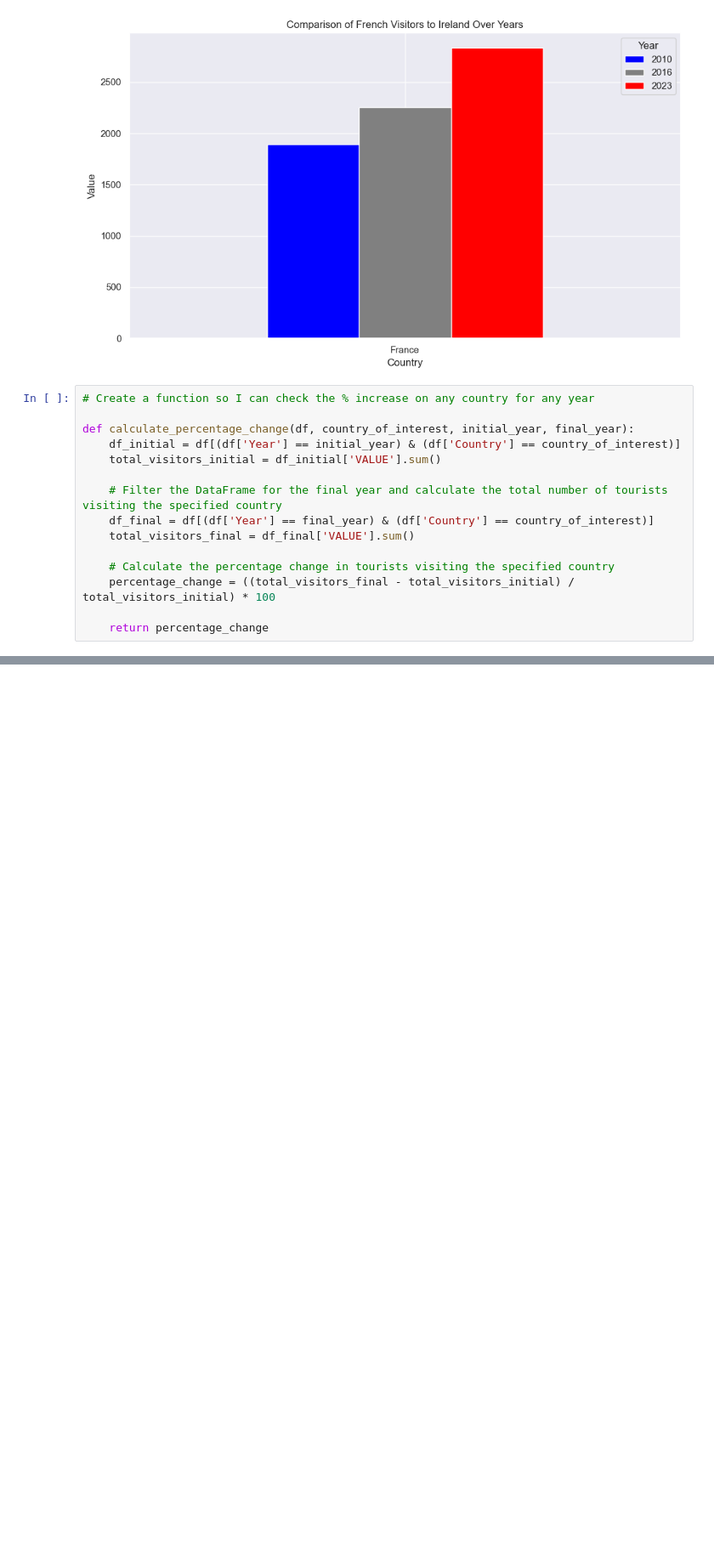
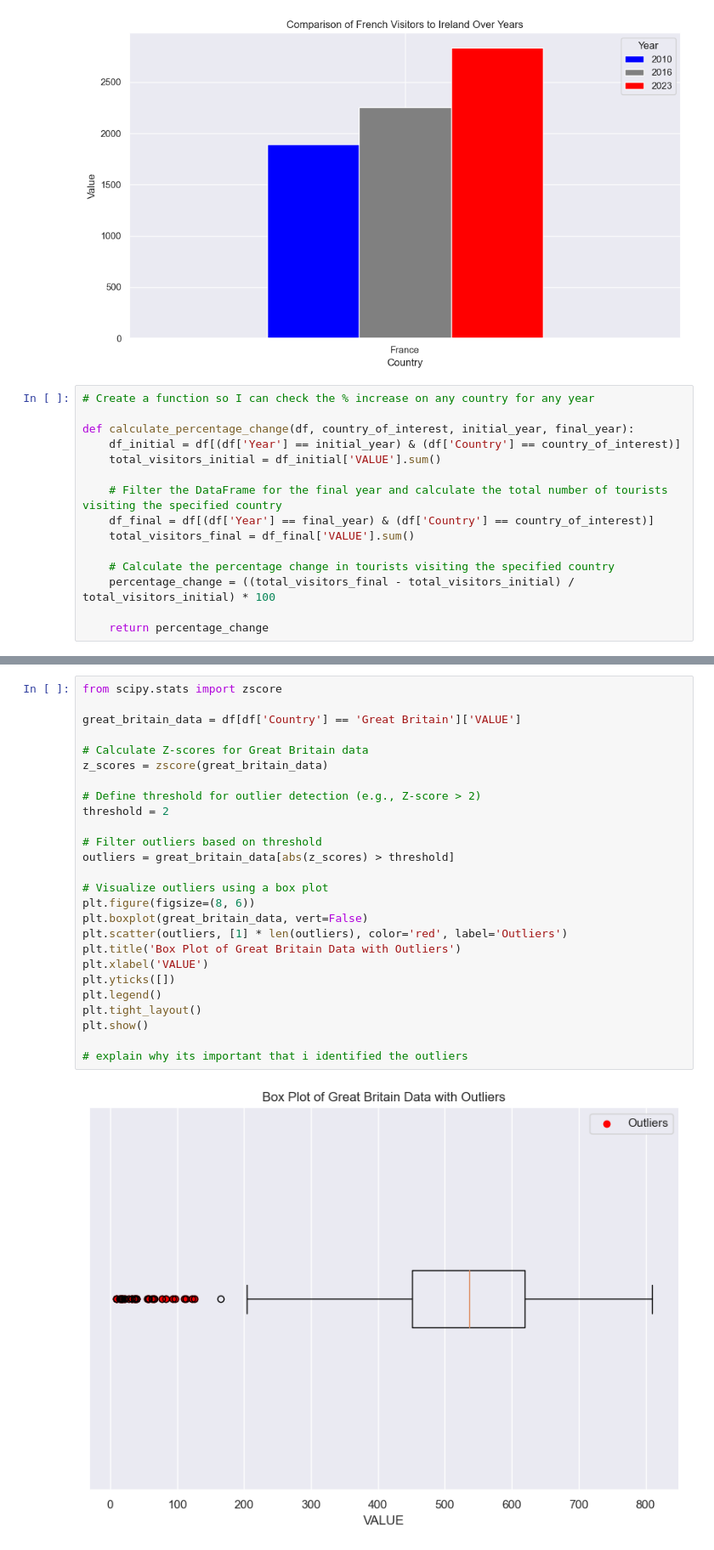
Before and after one commit to CoreyLouiseHughes/CA1_Tourism_CoreyHughes, a Jupyter notebook: Tourism_CA1.ipynb, the cells around one changed output, grey strips where cells are left out. Shown at 85% size. Drawn from its saved outputs; the diff is of its cells as text; blank space fills up the shorter version.

```diff
--- a/Tourism_CA1.ipynb
+++ b/Tourism_CA1.ipynb
@@ -493,0 +580,28 @@ Percentage change in tourists visiting United States from 2016 to 2023: 32.18%
+# %%
+from scipy.stats import zscore
+
+great_britain_data = df[df['Country'] == 'Great Britain']['VALUE']
+
+# Calculate Z-scores for Great Britain data
+z_scores = zscore(great_britain_data)
+
+# Define threshold for outlier detection (e.g., Z-score > 2)
+threshold = 2
+
+# Filter outliers based on threshold
+outliers = great_britain_data[abs(z_scores) > threshold]
+
+# Visualize outliers using a box plot
+plt.figure(figsize=(8, 6))
+plt.boxplot(great_britain_data, vert=False)
+plt.scatter(outliers, [1] * len(outliers), color='red', label='Outliers')
+plt.title('Box Plot of Great Britain Data with Outliers')
+plt.xlabel('VALUE')
+plt.yticks([])
+plt.legend()
+plt.tight_layout()
+plt.show()
+
+# explain why its important that i identified the outliers
+# %% [output]
+[figure, added]
```
Also changed, not shown: parts of 5 cells of this notebook.
